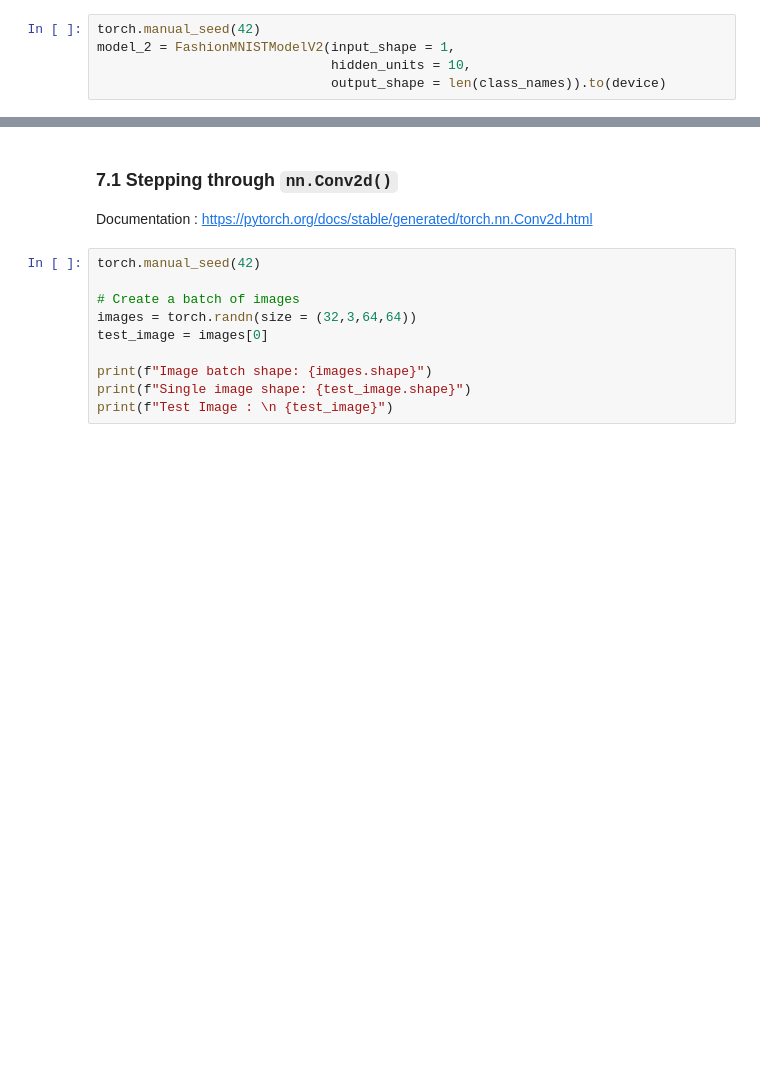
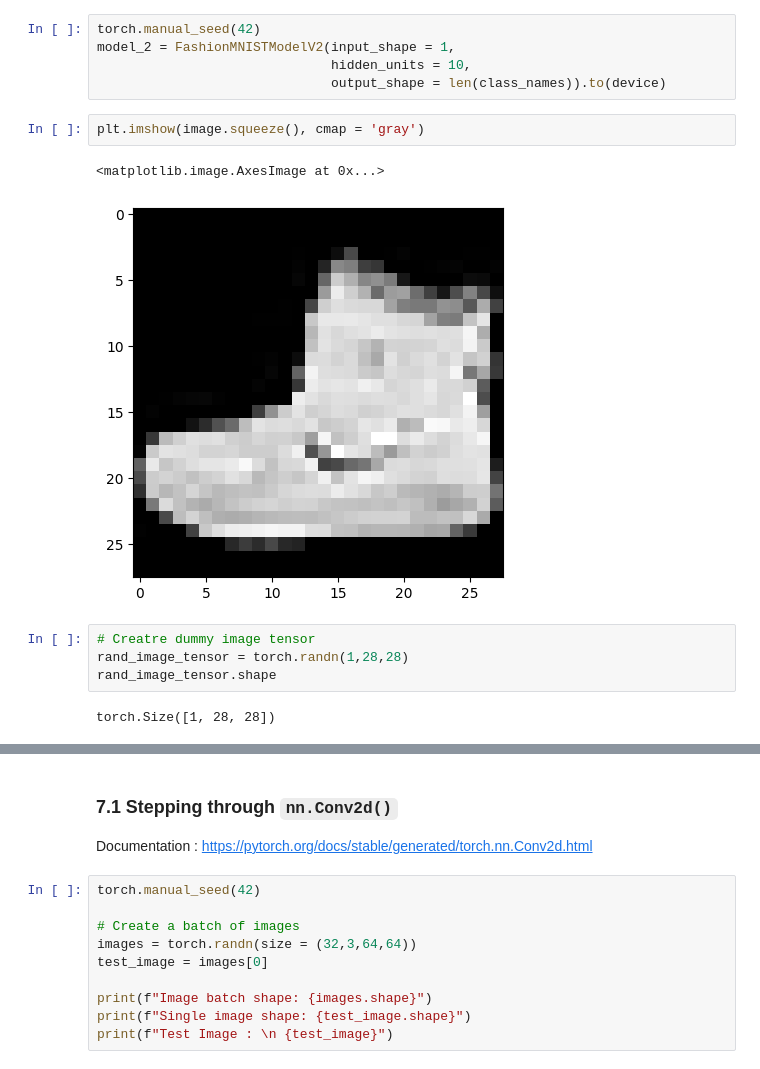
Before and after one commit to KavourEI/PyTorch_Exploration, a Jupyter notebook: 03_pytorch_computer_vision.ipynb, the cells around one changed output, grey strips where cells are left out. Drawn from its saved outputs; the diff is of its cells as text; blank space fills up the shorter version.

```diff
--- a/03_pytorch_computer_vision.ipynb
+++ b/03_pytorch_computer_vision.ipynb
@@ -731,3 +732,14 @@ torch.manual_seed(42)
 model_2 = FashionMNISTModelV2(input_shape = 1,
                               hidden_units = 10,
                               output_shape = len(class_names)).to(device)
+# %%
+plt.imshow(image.squeeze(), cmap = 'gray')
+# %% [output]
+<matplotlib.image.AxesImage at 0x...>
+[figure, added]
+# %%
+# Creatre dummy image tensor
+rand_image_tensor = torch.randn(1,28,28)
+rand_image_tensor.shape
+# %% [output]
+torch.Size([1, 28, 28])
```
Also changed, not shown: parts of 6 cells of this notebook.
